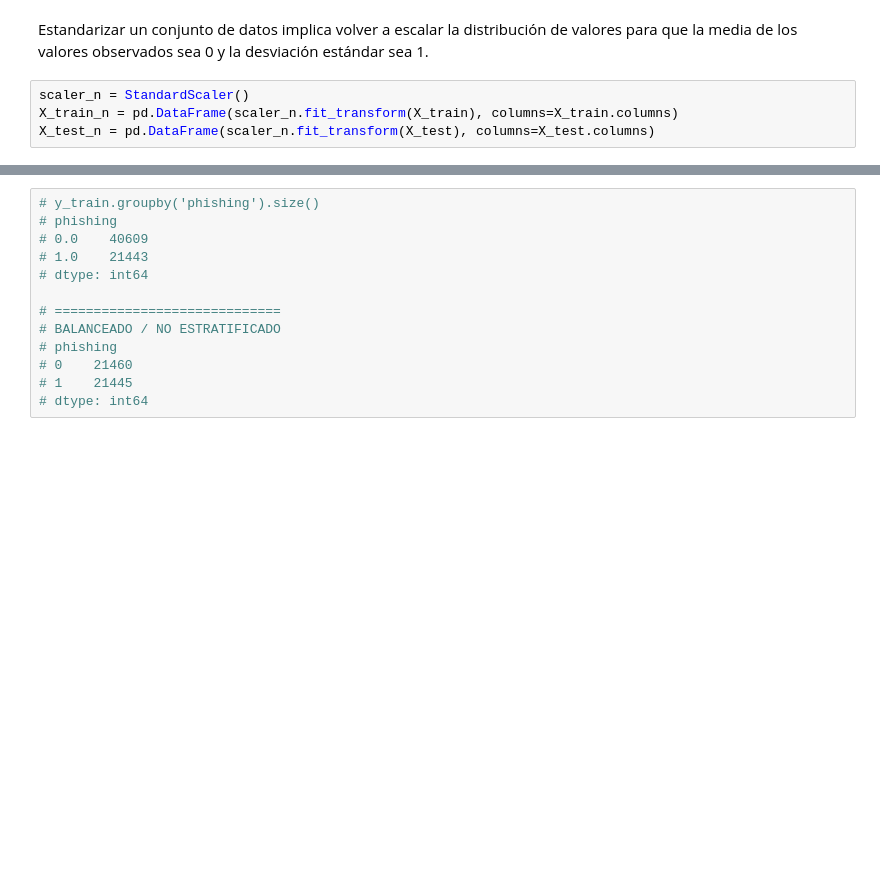
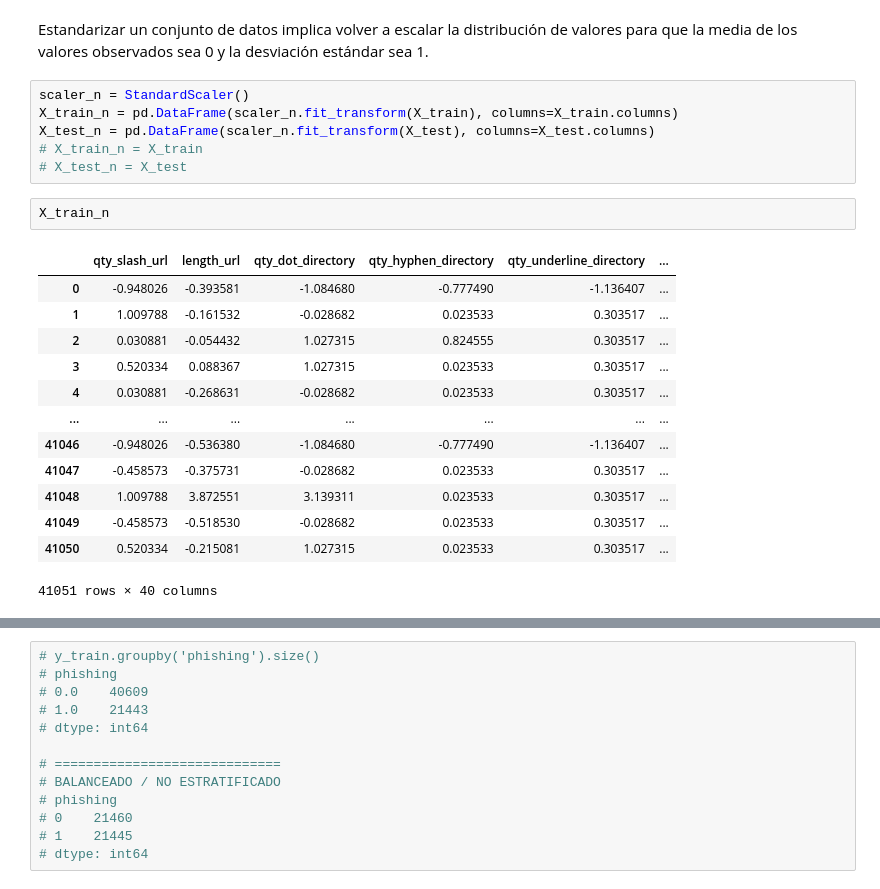
Before and after one commit to alvaro-barrera/phishing-detection-url, a Jupyter notebook: project_ml.ipynb, the cells around one changed output, grey strips where cells are left out. Drawn from its saved outputs; the diff is of its cells as text; blank space fills up the shorter version.

```diff
--- a/project_ml.ipynb
+++ b/project_ml.ipynb
@@ -443,3 +446,21 @@ Estandarizar un conjunto de datos implica volver a escalar la distribución de v
 scaler_n = StandardScaler()
 X_train_n = pd.DataFrame(scaler_n.fit_transform(X_train), columns=X_train.columns)
 X_test_n = pd.DataFrame(scaler_n.fit_transform(X_test), columns=X_test.columns)
+# X_train_n = X_train
+# X_test_n = X_test
+# %%
+X_train_n
+# %% [output]
+|  | qty_slash_url | length_url | qty_dot_directory | qty_hyphen_directory | qty_underline_directory | ... |
+| 0 | -0.948026 | -0.393581 | -1.084680 | -0.777490 | -1.136407 | ... |
+| 1 | 1.009788 | -0.161532 | -0.028682 | 0.023533 | 0.303517 | ... |
+| 2 | 0.030881 | -0.054432 | 1.027315 | 0.824555 | 0.303517 | ... |
+| 3 | 0.520334 | 0.088367 | 1.027315 | 0.023533 | 0.303517 | ... |
+| 4 | 0.030881 | -0.268631 | -0.028682 | 0.023533 | 0.303517 | ... |
+| ... | ... | ... | ... | ... | ... | ... |
+| 41046 | -0.948026 | -0.536380 | -1.084680 | -0.777490 | -1.136407 | ... |
+| 41047 | -0.458573 | -0.375731 | -0.028682 | 0.023533 | 0.303517 | ... |
+| 41048 | 1.009788 | 3.872551 | 3.139311 | 0.023533 | 0.303517 | ... |
+| 41049 | -0.458573 | -0.518530 | -0.028682 | 0.023533 | 0.303517 | ... |
+| 41050 | 0.520334 | -0.215081 | 1.027315 | 0.023533 | 0.303517 | ... |
+41051 rows × 40 columns
```
Also changed, not shown: parts of 27 cells of this notebook.
